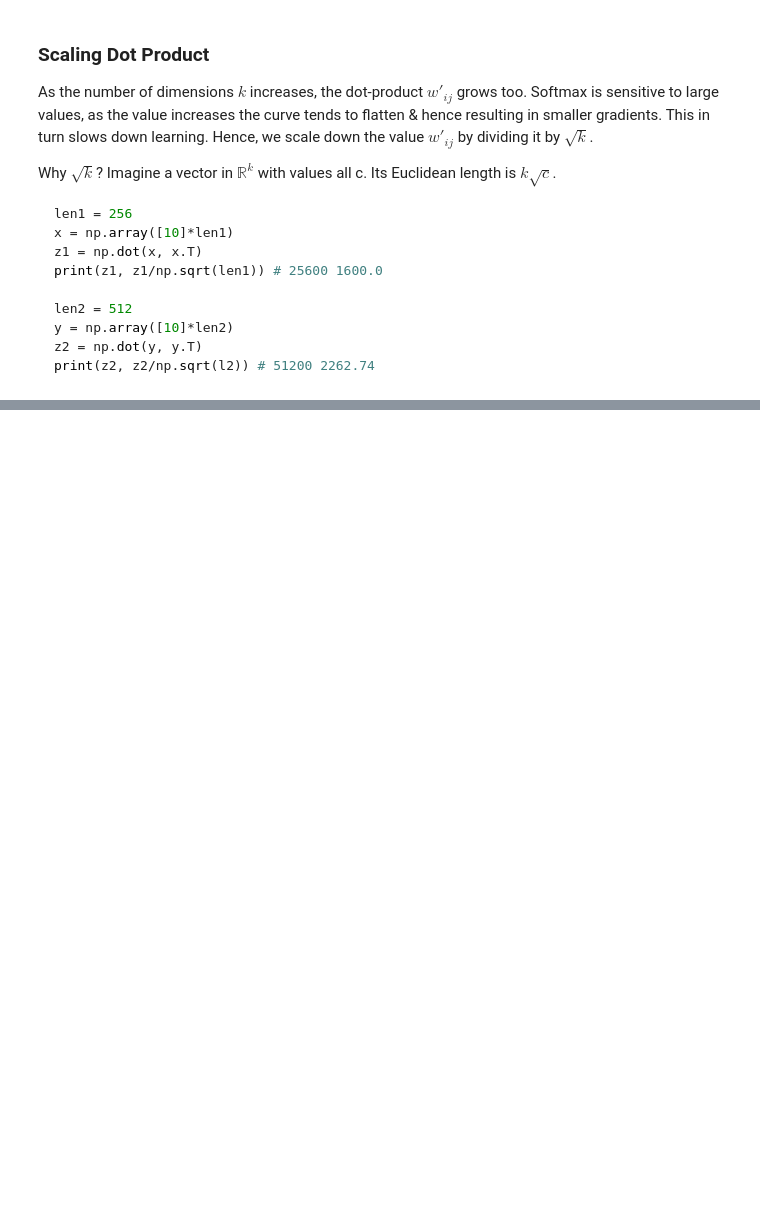
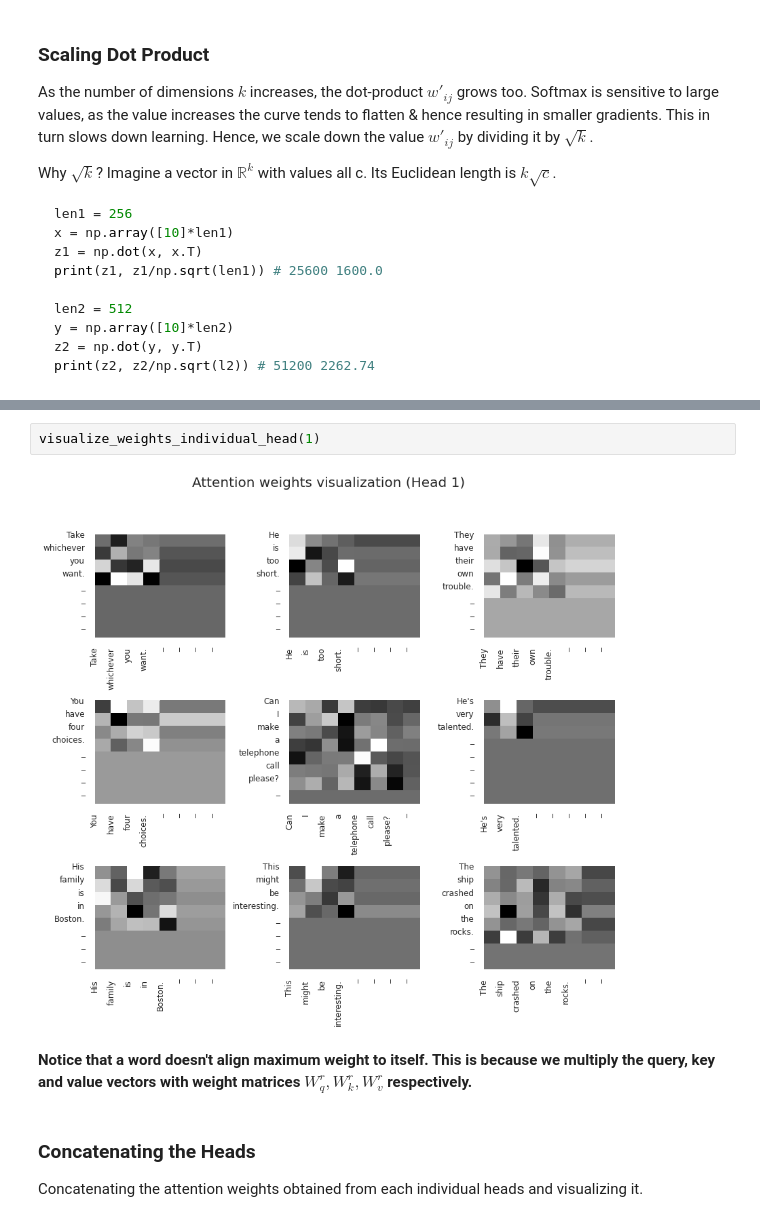
Before and after one commit to adimyth/datascience_stuff, a Jupyter notebook: nlp/Transformers.ipynb, the cells around one changed output, grey strips where cells are left out. Cells and saved outputs as stored; diff of their text form; blank space fills up the shorter version.

```diff
--- a/nlp/Transformers.ipynb
+++ b/nlp/Transformers.ipynb
@@ -112,0 +406,10 @@ Each word may have different meaning depending on the context. Mutlihead attenti
+# %%
+visualize_weights_individual_head(1)
+# %% [output]
+[figure, added]
+# %% [markdown]
+**Notice that a word doesn't align maximum weight to itself. This is because we multiply the query, key and value vectors with weight matrices $W_q^{r}, W_k^{r}, W_v^{r}$ respectively.**
+# %% [markdown]
+### Concatenating the Heads
+
+Concatenating the attention weights obtained from each individual heads and visualizing it.
```
Also changed, not shown: parts of 30 cells of this notebook, 7 other files.
